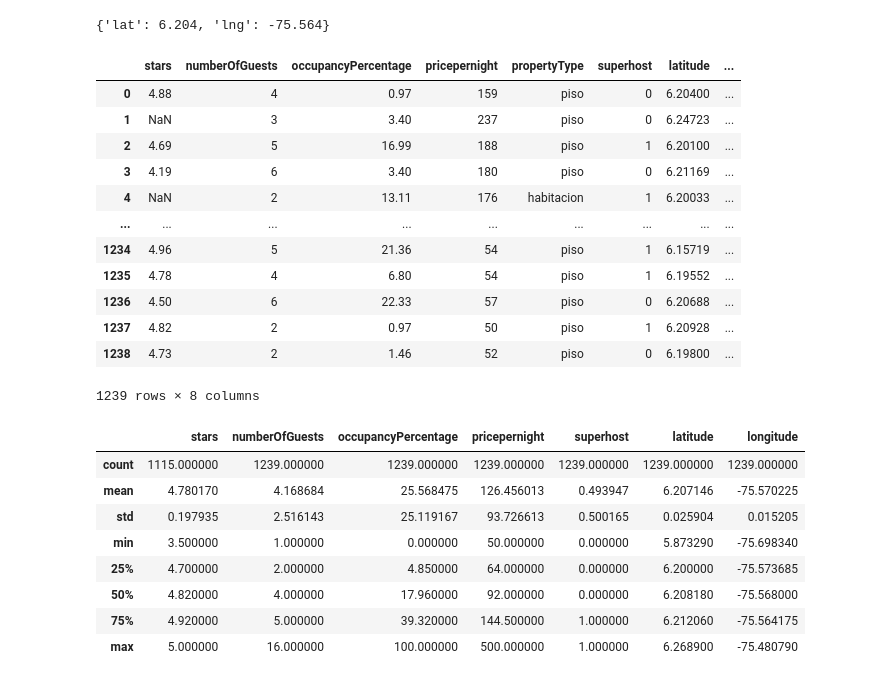
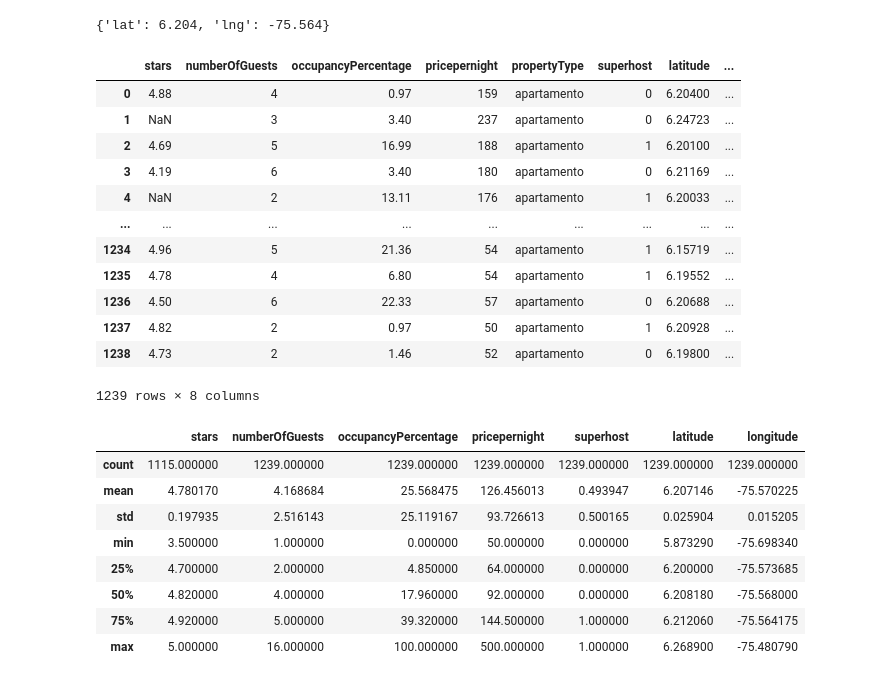
Before and after one commit to manuelarcer/airbnylizer, a Jupyter notebook: eda.ipynb, the cells around one changed output. Saved outputs shown, nothing was run; the diff lists cells and outputs as text; code cells hidden in the pictures.

Commit message:
Simplified type of property extraction with df.apply

```diff
--- a/eda.ipynb
+++ b/eda.ipynb
@@ -63,40 +58,41 @@ df
 data.location[0]
 # %% [output]
 {'lat': 6.204, 'lng': -75.564}
-# %%
-df['pricepernight'] = df['pricing'].apply(lambda x: x['rate']['amount'])
-df['propertyType'] = df.roomType.apply(lambda x: 'hotel' if 'hotel' in x.lower() else 'habitacion' if 'habit' in x.lower() else \
-                                        'piso' if 'piso' in x.lower() else \
-                                        'piso' if 'loft' in x.lower() else \
-                                        'piso' if 'privada' in x.lower() else \
-                                        'piso' if 'apartamento' in x.lower() else \
-                                        'piso' if 'apto. residencial' in x.lower() else \
-                                        'casa' if 'casa' in x.lower() else \
-                                        'casa' if 'granja' in x.lower() else \
-                                        'casa' if 'villa' in x.lower() else \
-                                        'casa' if 'entero' in x.lower() and 'vivienda' in x.lower() else \
-                                        'casa' if 'entero' in x.lower() and 'alojamiento' in x.lower() else \
-                                        'casa' if 'adosado' in x.lower() else \
-                                        '')
-df['superhost']  = df.isHostedBySuperhost.apply(lambda x: 1 if x == True else 0)
-df['latitude'] = df.location.apply(lambda x: x['lat'])
-df['longitude'] = df.location.apply(lambda x: x['lng'])
-df.drop(columns=['pricing', 'roomType', 'location', 'isHostedBySuperhost'], inplace=True)
-df
-# %% [output]
-|  | stars | numberOfGuests | occupancyPercentage | pricepernight | propertyType | superhost | latitude | ... |
-| 0 | 4.88 | 4 | 0.97 | 159 | piso | 0 | 6.20400 | ... |
-| 1 | NaN | 3 | 3.40 | 237 | piso | 0 | 6.24723 | ... |
-| 2 | 4.69 | 5 | 16.99 | 188 | piso | 1 | 6.20100 | ... |
-| 3 | 4.19 | 6 | 3.40 | 180 | piso | 0 | 6.21169 | ... |
-| 4 | NaN | 2 | 13.11 | 176 | habitacion | 1 | 6.20033 | ... |
-| ... | ... | ... | ... | ... | ... | ... | ... | ... |
-| 1234 | 4.96 | 5 | 21.36 | 54 | piso | 1 | 6.15719 | ... |
-| 1235 | 4.78 | 4 | 6.80 | 54 | piso | 1 | 6.19552 | ... |
-| 1236 | 4.50 | 6 | 22.33 | 57 | piso | 0 | 6.20688 | ... |
-| 1237 | 4.82 | 2 | 0.97 | 50 | piso | 1 | 6.20928 | ... |
-| 1238 | 4.73 | 2 | 1.46 | 52 | piso | 0 | 6.19800 | ... |
-1239 rows × 8 columns
+# %%
+def typeofproperty(p):
+    if 'hotel' in p:
+        return 'hotel'
+    elif 'habit' in p or 'piso' in p or 'loft' in p or 'privada' in p or 'apartamento' in p or 'apto. residencial' in p:
+        return 'apartamento'
+    elif 'casa' in p or 'granja' in p or 'villa' in p or 'adosado' in p:
+        return 'casa'
+    elif 'entero' in p and 'vivienda' in p:
+        return 'casa'
+
+
+
+df['pricepernight'] = df['pricing'].apply(lambda x: x['rate']['amount'])
+df['propertyType'] = df.roomType.apply(typeofproperty)
+
+df['superhost']  = df.isHostedBySuperhost.apply(lambda x: 1 if x == True else 0)
+df['latitude'] = df.location.apply(lambda x: x['lat'])
+df['longitude'] = df.location.apply(lambda x: x['lng'])
+df.drop(columns=['pricing', 'roomType', 'location', 'isHostedBySuperhost'], inplace=True)
+df
+# %% [output]
+|  | stars | numberOfGuests | occupancyPercentage | pricepernight | propertyType | superhost | latitude | ... |
+| 0 | 4.88 | 4 | 0.97 | 159 | apartamento | 0 | 6.20400 | ... |
+| 1 | NaN | 3 | 3.40 | 237 | apartamento | 0 | 6.24723 | ... |
+| 2 | 4.69 | 5 | 16.99 | 188 | apartamento | 1 | 6.20100 | ... |
+| 3 | 4.19 | 6 | 3.40 | 180 | apartamento | 0 | 6.21169 | ... |
+| 4 | NaN | 2 | 13.11 | 176 | apartamento | 1 | 6.20033 | ... |
+| ... | ... | ... | ... | ... | ... | ... | ... | ... |
+| 1234 | 4.96 | 5 | 21.36 | 54 | apartamento | 1 | 6.15719 | ... |
+| 1235 | 4.78 | 4 | 6.80 | 54 | apartamento | 1 | 6.19552 | ... |
+| 1236 | 4.50 | 6 | 22.33 | 57 | apartamento | 0 | 6.20688 | ... |
+| 1237 | 4.82 | 2 | 0.97 | 50 | apartamento | 1 | 6.20928 | ... |
+| 1238 | 4.73 | 2 | 1.46 | 52 | apartamento | 0 | 6.19800 | ... |
+1239 rows × 8 columns
 # %%
 df.describe()
 # %% [output]
```
Also changed, not shown: parts of 3 cells of this notebook.
